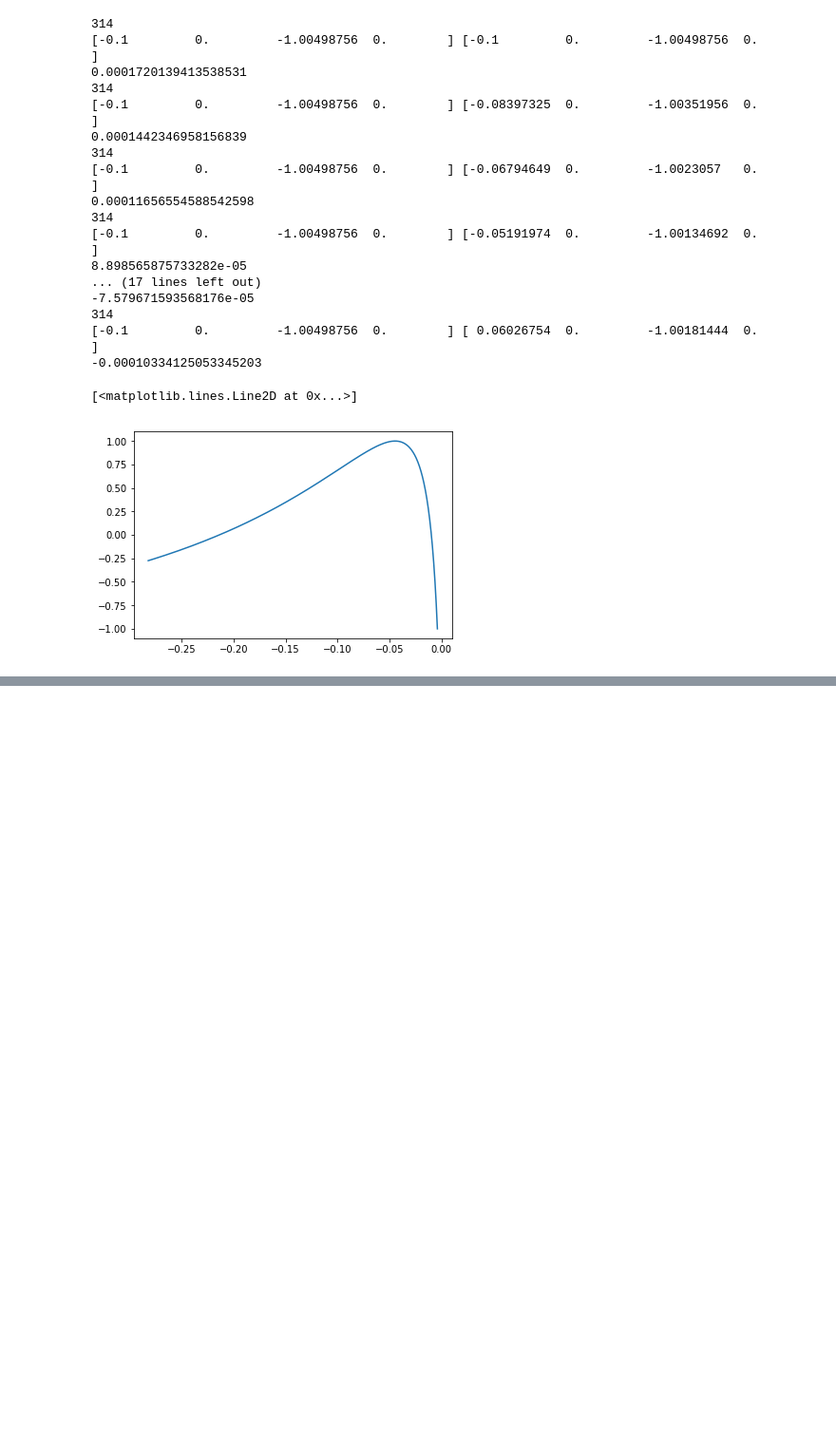
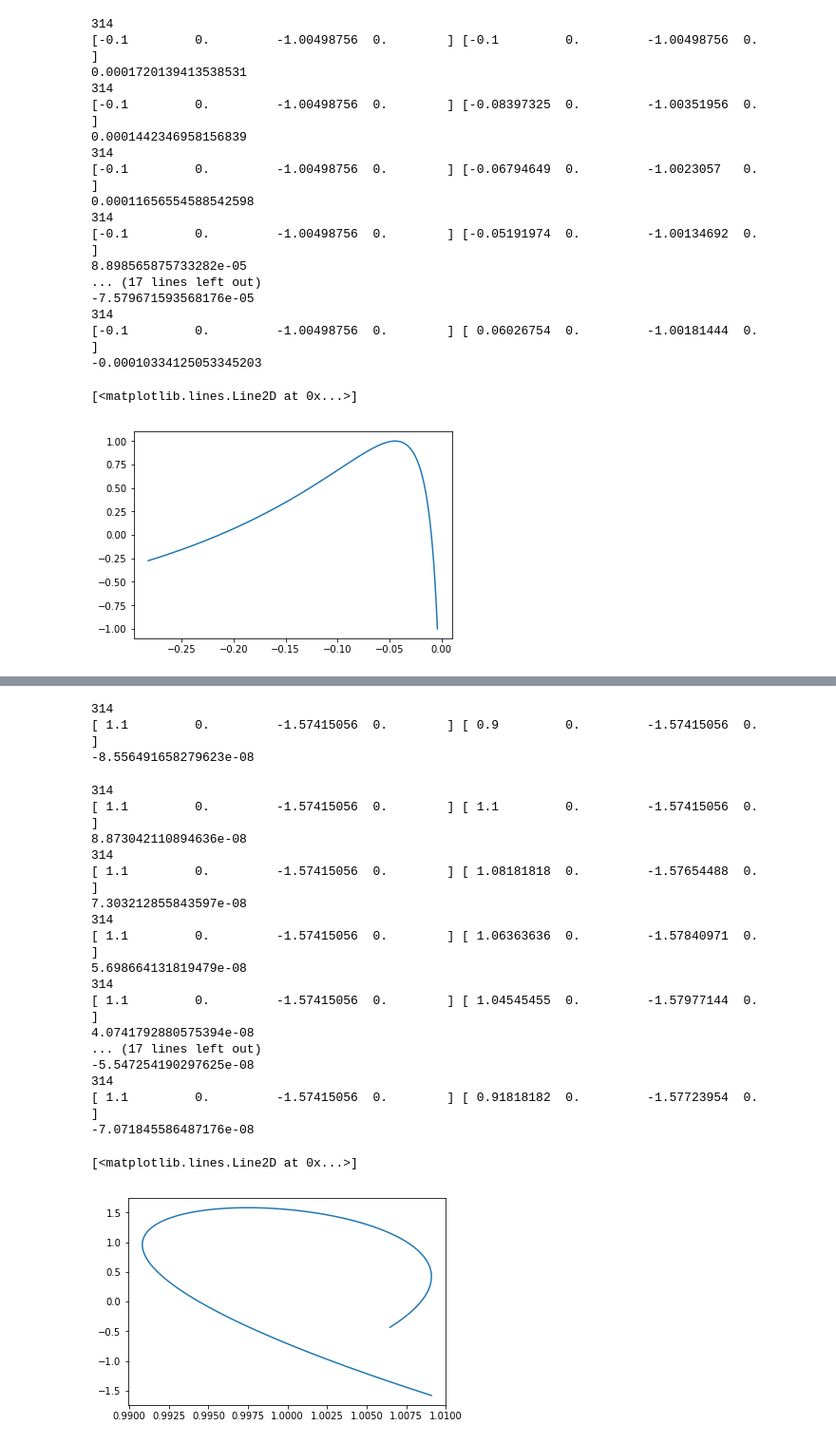
Before and after one commit to WyLyu/UPOsHam, a Jupyter notebook: TurningPoint.ipynb, the cells around one changed output, grey strips where cells are left out. Shown: that part at 95% size. Cells and saved outputs as stored; diff of their text form; code cells hidden in the pictures; blank space fills up the shorter version.

```diff
--- a/TurningPoint.ipynb
+++ b/TurningPoint.ipynb
@@ -153,0 +224,80 @@ ax.plot(statesnew0[:,0], statesnew0[:,2])
+# %%
+
+"""
+momentum(px,py) of 2 selected trajectories starting on the potential energy surface"""
+p_1 = np.zeros((500,2))
+p_2 = np.zeros((500,2))
+p_1[:,0] = states2[:,1]
+p_1[:,1] = states2[:,3]
+p_2[:,0] = states3[:,1]
+p_2[:,1] = states3[:,3]
+
+for i in range(1,499):
+    if np.sign(p_1[i+1,1]) != np.sign(p_1[i,1]) :
+        p_perpendicular_1 = np.dot(p_1[i-2,:],p_1[i-2,:])*p_1[i-1,:] - np.dot(p_1[i-1,:],p_1[i-2,:])*p_1[i-2,:]
+        p_perpendicular_2 = np.dot(p_2[i-2,:],p_1[i-2,:])*p_2[i-1,:] - np.dot(p_2[i-1,:],p_1[i-2,:])*p_2[i-2,:]
+        print(i)
+        print(states2[0,:],states3[0,:])
+        print(np.dot(p_perpendicular_1,p_perpendicular_2))
+# %% [output]
+314
+[ 1.1         0.         -1.57415056  0.        ] [ 0.9         0.         -1.57415056  0.        ]
+-8.556491658279623e-08
+# %%
+
+"""n is the number of intervals, h is the step size,
+p_1 & p_2 are the two points such that the periodic orbit exists between thses two points
+we creat a list of initial conditions between p_1&p_2 in order to find a new p_2 s.t.
+the 'dot product' between p_1 and the new p_2 is < 0.
+The new p_2 is the initial condition for the perioic orbit
+"""
+n = 11
+h = (state0_3[0]-state0_2[0])/n
+p0Matrix = np.zeros((n,4))
+stateorbit0_3 = [0,0,0,0]
+for i in range(n):
+    """consider the change in x coordinate"""
+    state0_3 = [state0_2[0]+i*h,0.0 , -math.sqrt(2+(state0_2[0]+i*h)**2-0.5*(state0_2[0]+i*h)**4) ,0.0]
+    states3 = odeint(H, state0_3, t)
+    p_2[:,0] = states3[:,1]
+    p_2[:,1] = states3[:,3]
+    for j in range(1,499):
+        if np.sign(p_1[j+1,1]) != np.sign(p_1[j,1]) :
+            p_perpendicular_1 = np.dot(p_1[j-2,:],p_1[j-2,:])*p_1[j-1,:] - np.dot(p_1[j-1,:],p_1[j-2,:])*p_1[j-2,:]
+            p_perpendicular_2 = np.dot(p_2[j-2,:],p_1[j-2,:])*p_2[j-1,:] - np.dot(p_2[j-1,:],p_1[j-2,:])*p_2[j-2,:]
+            print(j)
+            tp = j
+            p0Matrix[i,0] = tp
+            print(states2[0,:],states3[0,:])
+            p0Matrix[i,2] = states3[0,0]
+            p0Matrix[i,3] = states3[0,2]
+            print(np.dot(p_perpendicular_1,p_perpendicular_2))
+            p0Matrix[i,1] = np.dot(p_perpendicular_1,p_perpendicular_2)
+for i in range(n-1):
+    if p0Matrix[i+1,1] < 0 and p0Matrix[i,1] > 0:
+        stateorbit0_3[0] = p0Matrix[i,2]
+        stateorbit0_3[2] = p0Matrix[i,3]
+
+statesnew0 = odeint(H, stateorbit0_3, t)
+ax = plt.axes()
+ax.plot(statesnew0[:,0], statesnew0[:,2])
+# %% [output]
+314
+[ 1.1         0.         -1.57415056  0.        ] [ 1.1         0.         -1.57415056  0.        ]
+8.873042110894636e-08
+314
+[ 1.1         0.         -1.57415056  0.        ] [ 1.08181818  0.         -1.57654488  0.        ]
+7.303212855843597e-08
+314
+[ 1.1         0.         -1.57415056  0.        ] [ 1.06363636  0.         -1.57840971  0.        ]
+5.698664131819479e-08
+314
+[ 1.1         0.         -1.57415056  0.        ] [ 1.04545455  0.         -1.57977144  0.        ]
+4.0741792880575394e-08
+... (17 lines left out)
+-5.547254190297625e-08
+314
+[ 1.1         0.         -1.57415056  0.        ] [ 0.91818182  0.         -1.57723954  0.        ]
+-7.071845586487176e-08
+[<matplotlib.lines.Line2D at 0x...>]
+[figure, added]
```
Also changed, not shown: parts of 1 cell of this notebook.
